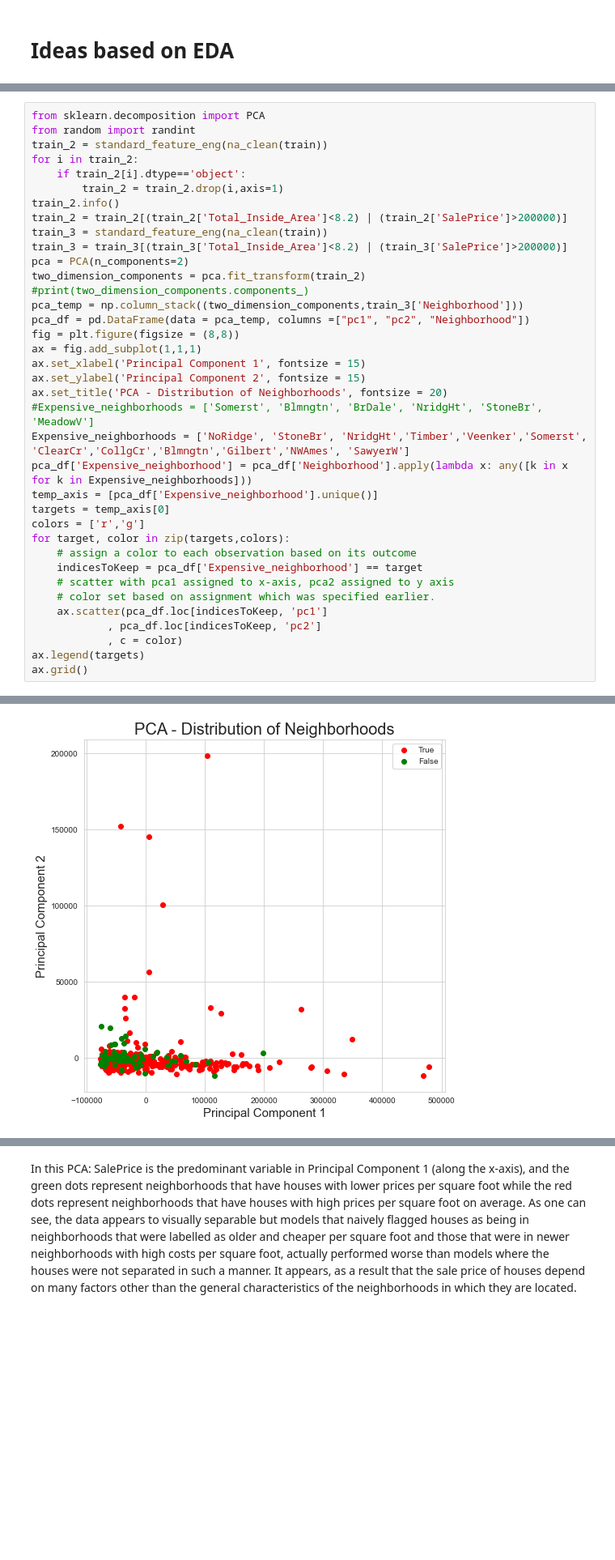
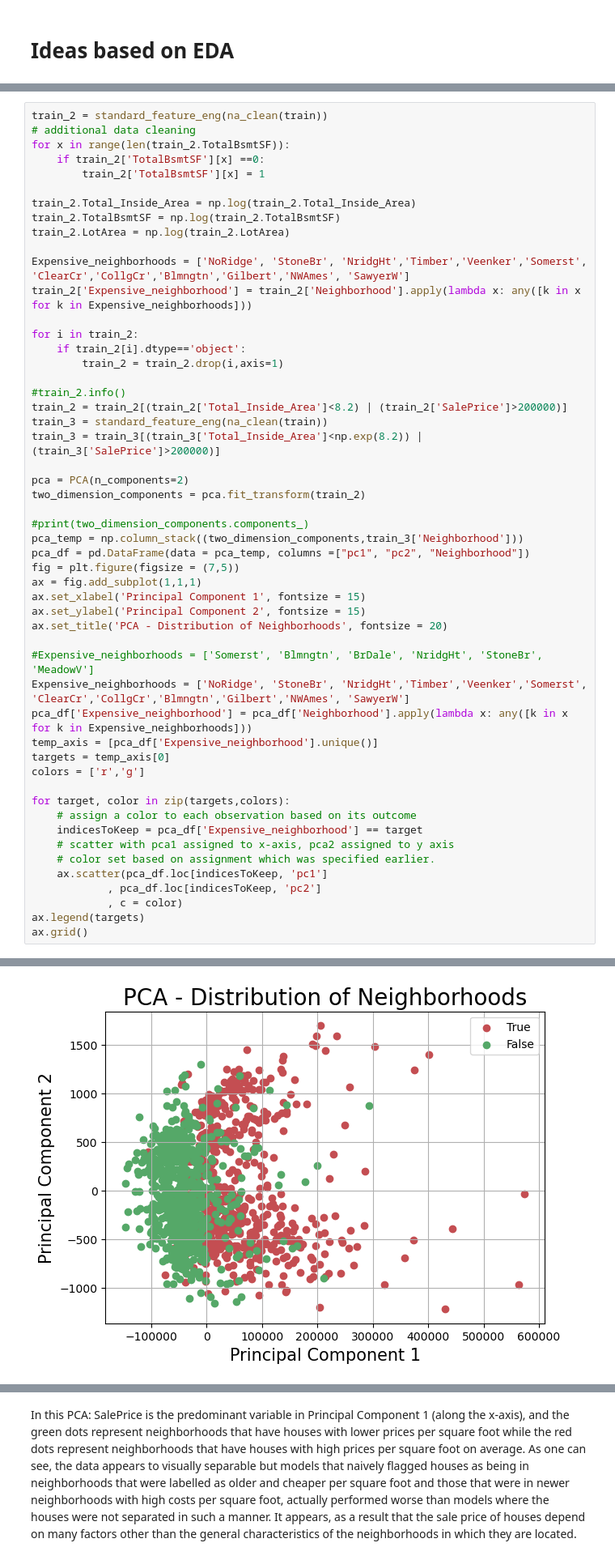
Before and after one commit to trevor-johnson1/w207_finalproject, a Jupyter notebook: final_report/final_report.ipynb, the cells around one changed output, grey strips where cells are left out. Shown at 81% size. Saved outputs shown, nothing was run; the diff lists cells and outputs as text; blank space fills up the shorter version.

```diff
--- a/final_report/final_report.ipynb
+++ b/final_report/final_report.ipynb
@@ -368,30 +366,45 @@ Early on in the error analysis process, it was discovered by our team that our m
 # %%
-from sklearn.decomposition import PCA
-from random import randint
 train_2 = standard_feature_eng(na_clean(train))
+# additional data cleaning
+for x in range(len(train_2.TotalBsmtSF)):
+    if train_2['TotalBsmtSF'][x] ==0:
+        train_2['TotalBsmtSF'][x] = 1
+
+train_2.Total_Inside_Area = np.log(train_2.Total_Inside_Area)
+train_2.TotalBsmtSF = np.log(train_2.TotalBsmtSF)
+train_2.LotArea = np.log(train_2.LotArea)
+
+Expensive_neighborhoods = ['NoRidge', 'StoneBr', 'NridgHt','Timber','Veenker','Somerst', 'ClearCr','CollgCr','Blmngtn','Gilbert','NWAmes', 'SawyerW']
+train_2['Expensive_neighborhood'] = train_2['Neighborhood'].apply(lambda x: any([k in x for k in Expensive_neighborhoods]))
+
 for i in train_2:
     if train_2[i].dtype=='object':
         train_2 = train_2.drop(i,axis=1)
-train_2.info()
+
+#train_2.info()
 train_2 = train_2[(train_2['Total_Inside_Area']<8.2) | (train_2['SalePrice']>200000)]
 train_3 = standard_feature_eng(na_clean(train))
-train_3 = train_3[(train_3['Total_Inside_Area']<8.2) | (train_3['SalePrice']>200000)]
+train_3 = train_3[(train_3['Total_Inside_Area']<np.exp(8.2)) | (train_3['SalePrice']>200000)]
+
 pca = PCA(n_components=2)
 two_dimension_components = pca.fit_transform(train_2)
+
 #print(two_dimension_components.components_)
 pca_temp = np.column_stack((two_dimension_components,train_3['Neighborhood']))
 pca_df = pd.DataFrame(data = pca_temp, columns =["pc1", "pc2", "Neighborhood"])
-fig = plt.figure(figsize = (8,8))
+fig = plt.figure(figsize = (7,5))
 ax = fig.add_subplot(1,1,1)
 ax.set_xlabel('Principal Component 1', fontsize = 15)
 ax.set_ylabel('Principal Component 2', fontsize = 15)
 ax.set_title('PCA - Distribution of Neighborhoods', fontsize = 20)
+
 #Expensive_neighborhoods = ['Somerst', 'Blmngtn', 'BrDale', 'NridgHt', 'StoneBr', 'MeadowV']
 Expensive_neighborhoods = ['NoRidge', 'StoneBr', 'NridgHt','Timber','Veenker','Somerst', 'ClearCr','CollgCr','Blmngtn','Gilbert','NWAmes', 'SawyerW']
 pca_df['Expensive_neighborhood'] = pca_df['Neighborhood'].apply(lambda x: any([k in x for k in Expensive_neighborhoods]))
 temp_axis = [pca_df['Expensive_neighborhood'].unique()]
 targets = temp_axis[0]
 colors = ['r','g']
+
 for target, color in zip(targets,colors):
     # assign a color to each observation based on its outcome
     indicesToKeep = pca_df['Expensive_neighborhood'] == target
@@ -423 +419 @@ memory usage: 355.1 KB
-[figure, old version]
+[figure, new version]
```
Also changed, not shown: parts of 8 cells of this notebook.
